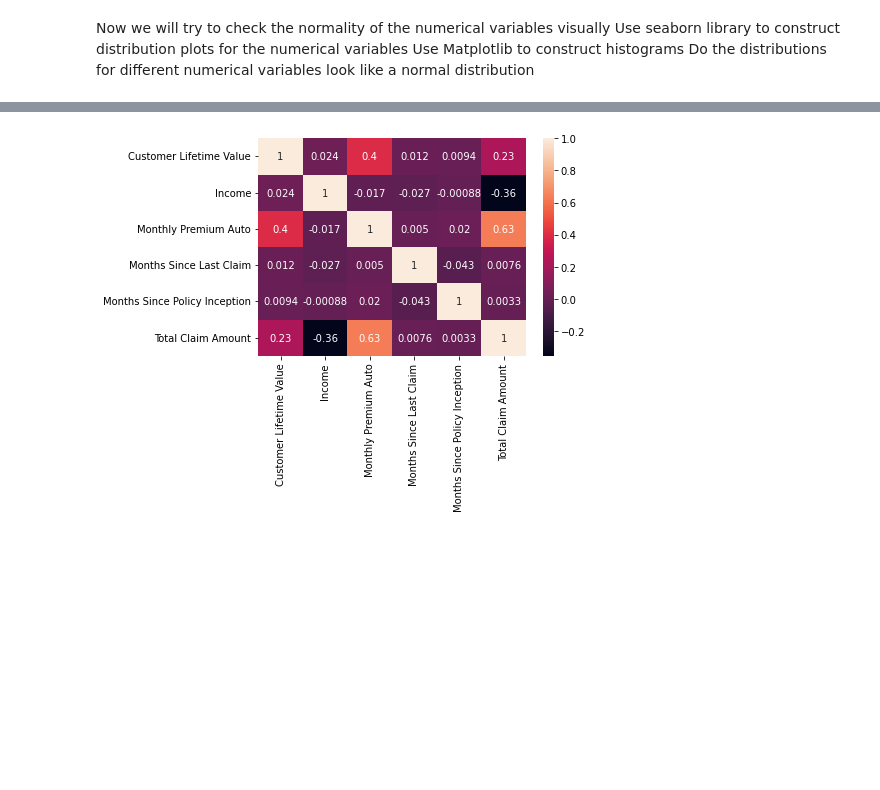
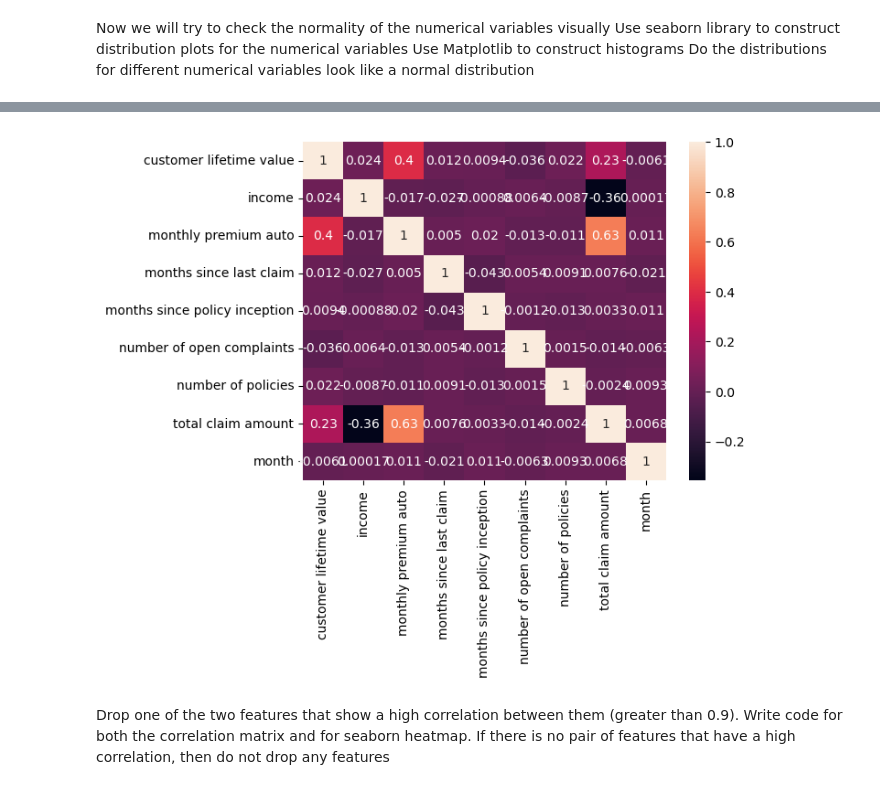
Before and after one commit to JCabral88/Lab-Customer-Analysis-Round-4, a Jupyter notebook: lab-customer-analysis-round-4-RESOLVED.ipynb, the cells around one changed output, grey strips where cells are left out. Cells and saved outputs as stored; diff of their text form; code cells hidden in the pictures; blank space fills up the shorter version.

```diff
--- a/lab-customer-analysis-round-4-RESOLVED.ipynb
+++ b/lab-customer-analysis-round-4-RESOLVED.ipynb
@@ -15,3 +16,8 @@ data.head()
 | 3 | WW63253 | California | 7645.861827 | No | Basic | Bachelor | 1/20/11 | ... |
 | 4 | HB64268 | Washington | 2813.692575 | No | Basic | Bachelor | 2/3/11 | ... |
 5 rows × 24 columns
+# %%
+cols = []
+for column in data.columns:
+    cols.append(column.lower())
+data.columns = cols
@@ -17,0 +74,4 @@ data.head()
+# %%
+data['date'] = pd.to_datetime(data['effective to date'])
+# %%
+data['month'] = data['date'].dt.month
@@ -40,5 +150 @@ dtype: object
-# %%
-#Set them as numerical and cantegorical
-data['Number of Open Complaints'] = data['Number of Open Complaints'].astype(object)
-data['Number of Policies'] = data['Number of Policies'].astype(object)
 # %%
@@ -114,5 +227,6 @@ correlations_matrix
 # %%
+correlations_matrix = numerical.corr()
 sns.heatmap(correlations_matrix, annot=True)
 plt.show()
 # %% [output]
-[figure, old version]
+[figure, new version]
@@ -120,0 +233,2 @@ plt.show()
+# %% [markdown]
+Drop one of the two features that show a high correlation between them (greater than 0.9). Write code for both the correlation matrix and for seaborn heatmap. If there is no pair of features that have a high correlation, then do not drop any features
```
Also changed, not shown: parts of 29 cells of this notebook, 4 other files.
